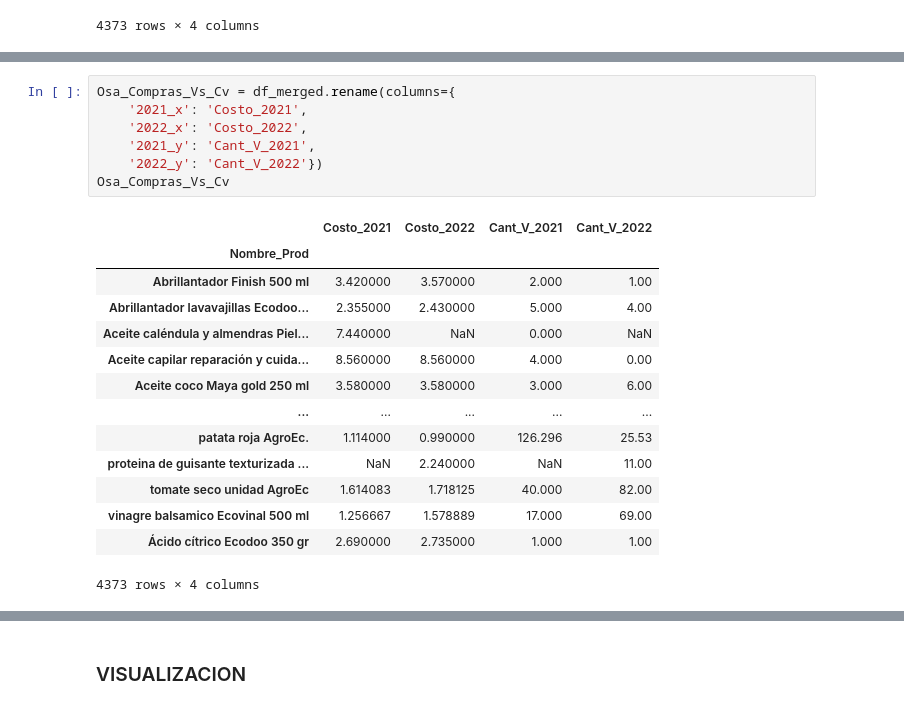
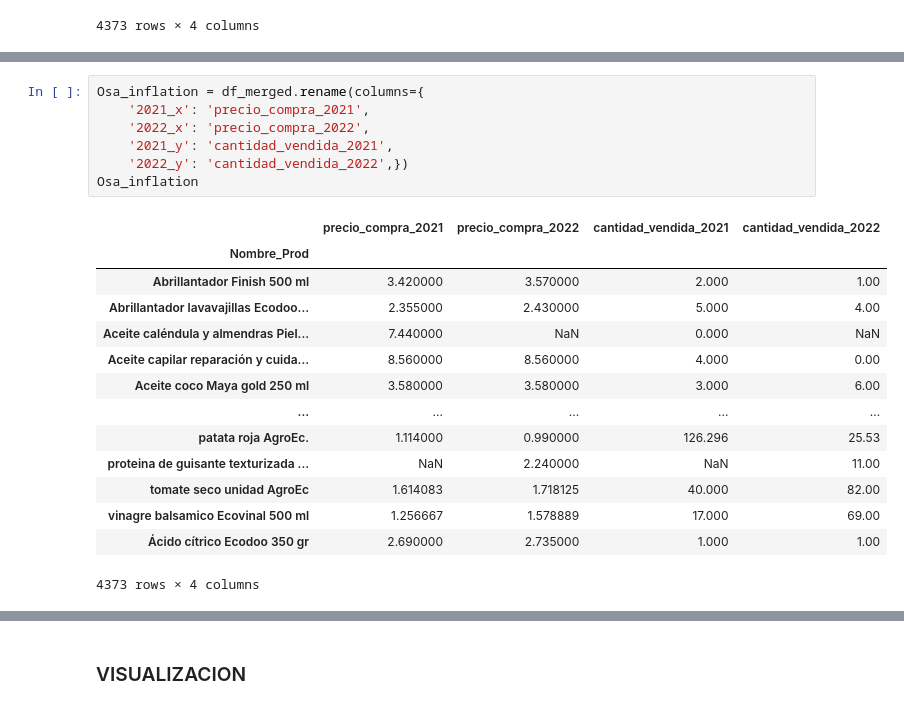
Before and after one commit to Factoria-F5-AI-Bootcamp-1-Edicion/Proyecto_Osa, a Jupyter notebook: EDA_Osa.ipynb, the cells around one changed output, grey strips where cells are left out. Drawn from its saved outputs; the diff is of its cells as text.

```diff
--- a/EDA_Osa.ipynb
+++ b/EDA_Osa.ipynb
@@ -256,12 +274,12 @@ df_merged
 # %%
-Osa_Compras_Vs_Cv = df_merged.rename(columns={
-    '2021_x': 'Costo_2021',
-    '2022_x': 'Costo_2022',
-    '2021_y': 'Cant_V_2021',
-    '2022_y': 'Cant_V_2022'})
-Osa_Compras_Vs_Cv
+Osa_inflation = df_merged.rename(columns={
+    '2021_x': 'precio_compra_2021',
+    '2022_x': 'precio_compra_2022',
+    '2021_y': 'cantidad_vendida_2021',
+    '2022_y': 'cantidad_vendida_2022',})
+Osa_inflation
 # %% [output]
-|  | Costo_2021 | Costo_2022 | Cant_V_2021 | Cant_V_2022 |
+|  | precio_compra_2021 | precio_compra_2022 | cantidad_vendida_2021 | cantidad_vendida_2022 |
 | Nombre_Prod |  |  |  |  |
 | Abrillantador Finish 500 ml | 3.420000 | 3.570000 | 2.000 | 1.00 |
 | Abrillantador lavavajillas Ecodoo... | 2.355000 | 2.430000 | 5.000 | 4.00 |
```
Also changed, not shown: parts of 22 cells of this notebook.
